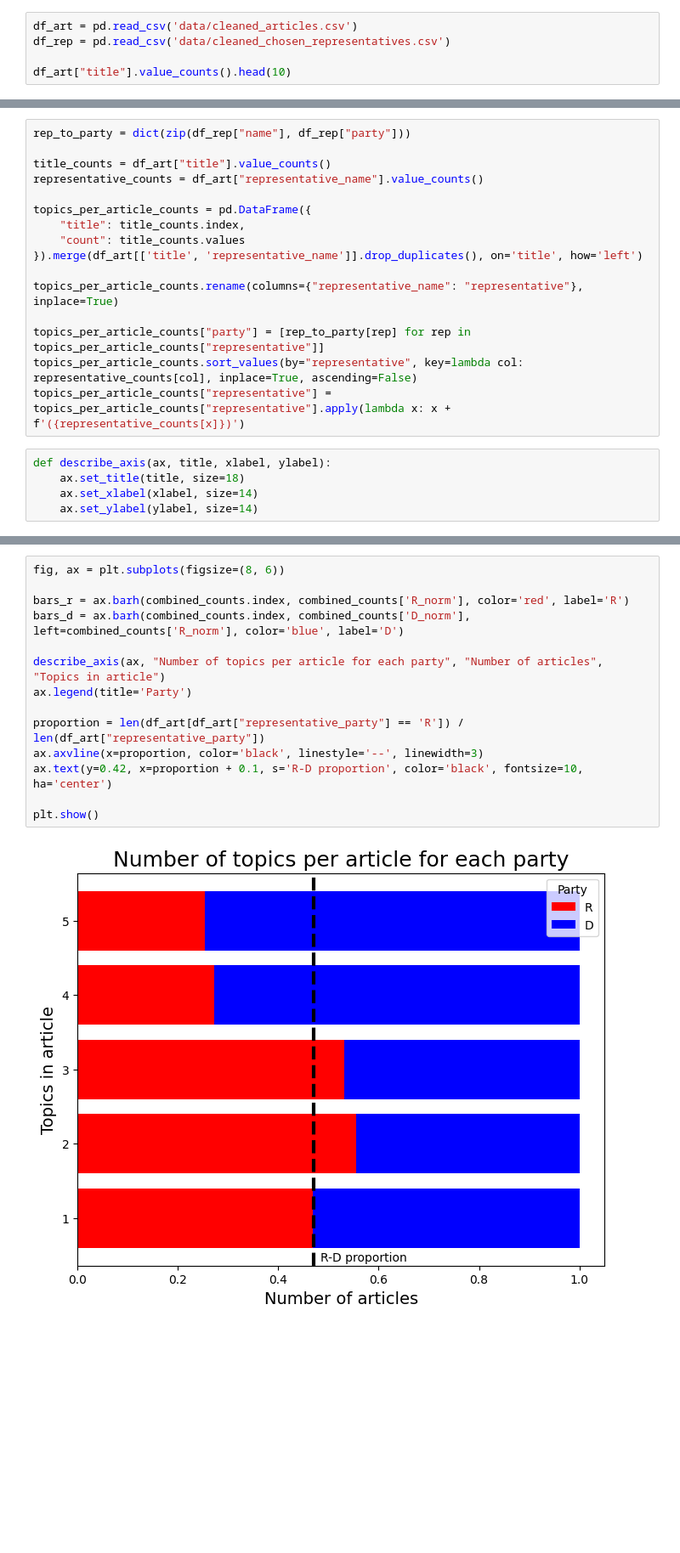
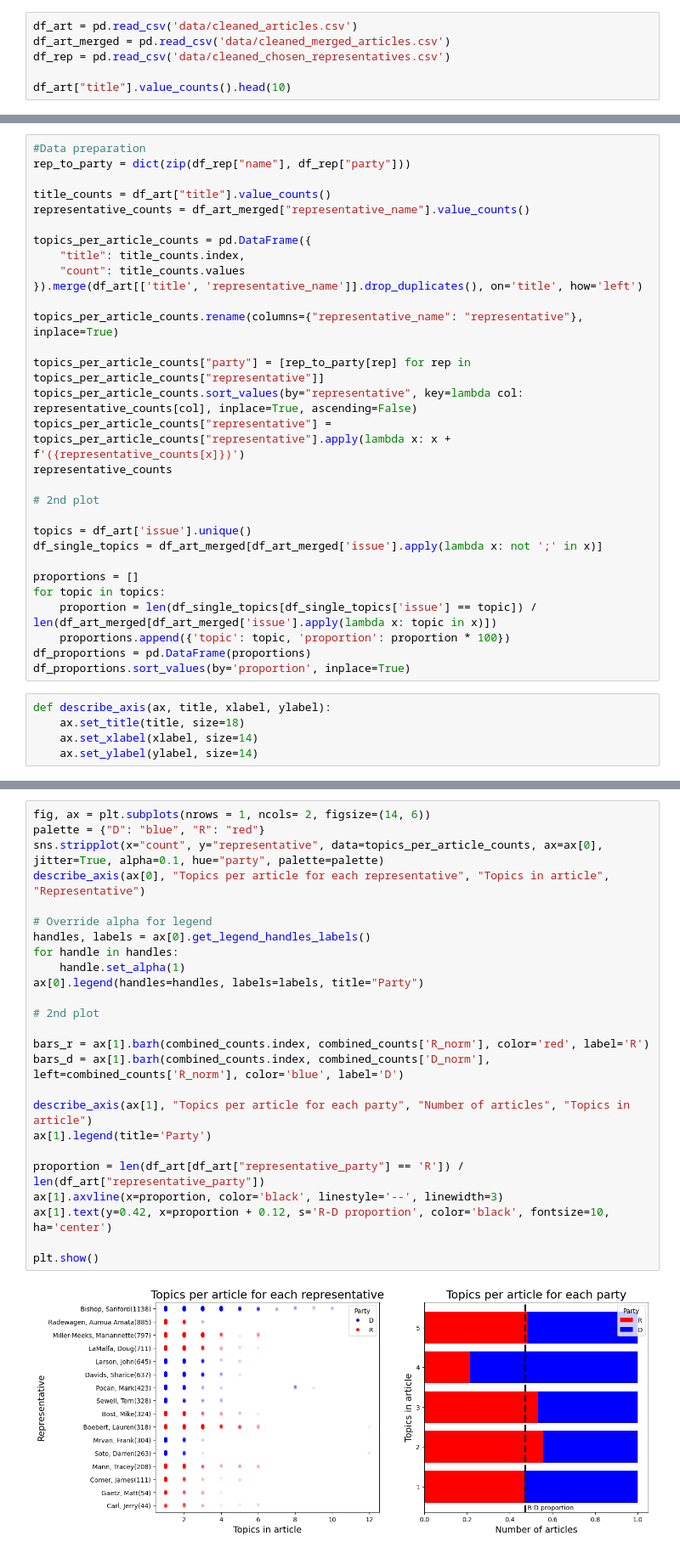
Before and after one commit to qpa-agh/usa_issues_data_mining, a Jupyter notebook: eda.ipynb, the cells around one changed output, grey strips where cells are left out. Shown at 85% size. Cells and saved outputs as stored; diff of their text form; blank space fills up the shorter version.

```diff
--- a/eda.ipynb
+++ b/eda.ipynb
@@ -12,6 +11,7 @@ from bokeh.sampledata.les_mis import data
 from bokeh.plotting import show
 # %%
 df_art = pd.read_csv('data/cleaned_articles.csv')
+df_art_merged = pd.read_csv('data/cleaned_merged_articles.csv')
 df_rep = pd.read_csv('data/cleaned_chosen_representatives.csv')
 
 df_art["title"].value_counts().head(10)
@@ -30,9 +30,10 @@ CONGRESSMAN BISHOP STATEMENT ON STORM DAMAGE IN MIDDLE AND SOUTHWEST GEORGIA
 Name: count, dtype: int64
 # %%
+#Data preparation
 rep_to_party = dict(zip(df_rep["name"], df_rep["party"]))
 
 title_counts = df_art["title"].value_counts()
-representative_counts = df_art["representative_name"].value_counts()
+representative_counts = df_art_merged["representative_name"].value_counts()
 
 topics_per_article_counts = pd.DataFrame({
     "title": title_counts.index,
@@ -44,6 +45,19 @@ topics_per_article_counts.rename(columns={"representative_name": "representative
 topics_per_article_counts["party"] = [rep_to_party[rep] for rep in topics_per_article_counts["representative"]]
 topics_per_article_counts.sort_values(by="representative", key=lambda col: representative_counts[col], inplace=True, ascending=False)
 topics_per_article_counts["representative"] = topics_per_article_counts["representative"].apply(lambda x: x + f'({representative_counts[x]})')
+representative_counts
+
+# 2nd plot
+
+topics = df_art['issue'].unique()
+df_single_topics = df_art_merged[df_art_merged['issue'].apply(lambda x: not ';' in x)]
+
+proportions = []
+for topic in topics:
+    proportion = len(df_single_topics[df_single_topics['issue'] == topic]) / len(df_art_merged[df_art_merged['issue'].apply(lambda x: topic in x)])
+    proportions.append({'topic': topic, 'proportion': proportion * 100})
+df_proportions = pd.DataFrame(proportions)
+df_proportions.sort_values(by='proportion', inplace=True)
 # %%
 def describe_axis(ax, title, xlabel, ylabel):
     ax.set_title(title, size=18)
@@ -99,19 +102,30 @@ combined_counts
 # %%
-fig, ax = plt.subplots(figsize=(8, 6))
+fig, ax = plt.subplots(nrows = 1, ncols= 2, figsize=(14, 6))
+palette = {"D": "blue", "R": "red"}
+sns.stripplot(x="count", y="representative", data=topics_per_article_counts, ax=ax[0], jitter=True, alpha=0.1, hue="party", palette=palette)
+describe_axis(ax[0], "Topics per article for each representative", "Topics in article", "Representative")
 
-bars_r = ax.barh(combined_counts.index, combined_counts['R_norm'], color='red', label='R')
-bars_d = ax.barh(combined_counts.index, combined_counts['D_norm'], left=combined_counts['R_norm'], color='blue', label='D')
+# Override alpha for legend
+handles, labels = ax[0].get_legend_handles_labels()
+for handle in handles:
+    handle.set_alpha(1)
+ax[0].legend(handles=handles, labels=labels, title="Party")
 
-describe_axis(ax, "Number of topics per article for each party", "Number of articles", "Topics in article")
-ax.legend(title='Party')
+# 2nd plot
+
+bars_r = ax[1].barh(combined_counts.index, combined_counts['R_norm'], color='red', label='R')
+bars_d = ax[1].barh(combined_counts.index, combined_counts['D_norm'], left=combined_counts['R_norm'], color='blue', label='D')
+
+describe_axis(ax[1], "Topics per article for each party", "Number of articles", "Topics in article")
+ax[1].legend(title='Party')
 
 proportion = len(df_art[df_art["representative_party"] == 'R']) / len(df_art["representative_party"])
-ax.axvline(x=proportion, color='black', linestyle='--', linewidth=3)
-ax.text(y=0.42, x=proportion + 0.1, s='R-D proportion', color='black', fontsize=10, ha='center')
+ax[1].axvline(x=proportion, color='black', linestyle='--', linewidth=3)
+ax[1].text(y=0.42, x=proportion + 0.12, s='R-D proportion', color='black', fontsize=10, ha='center')
 
 plt.show()
 # %% [output]
-[figure, old version]
+[figure, new version]
 # %%
 #Data preparation for chord chart below
 grouped = df_art.groupby(['title', 'date'])['issue'].apply(list).reset_index()
```
Also changed, not shown: parts of 7 cells of this notebook.
